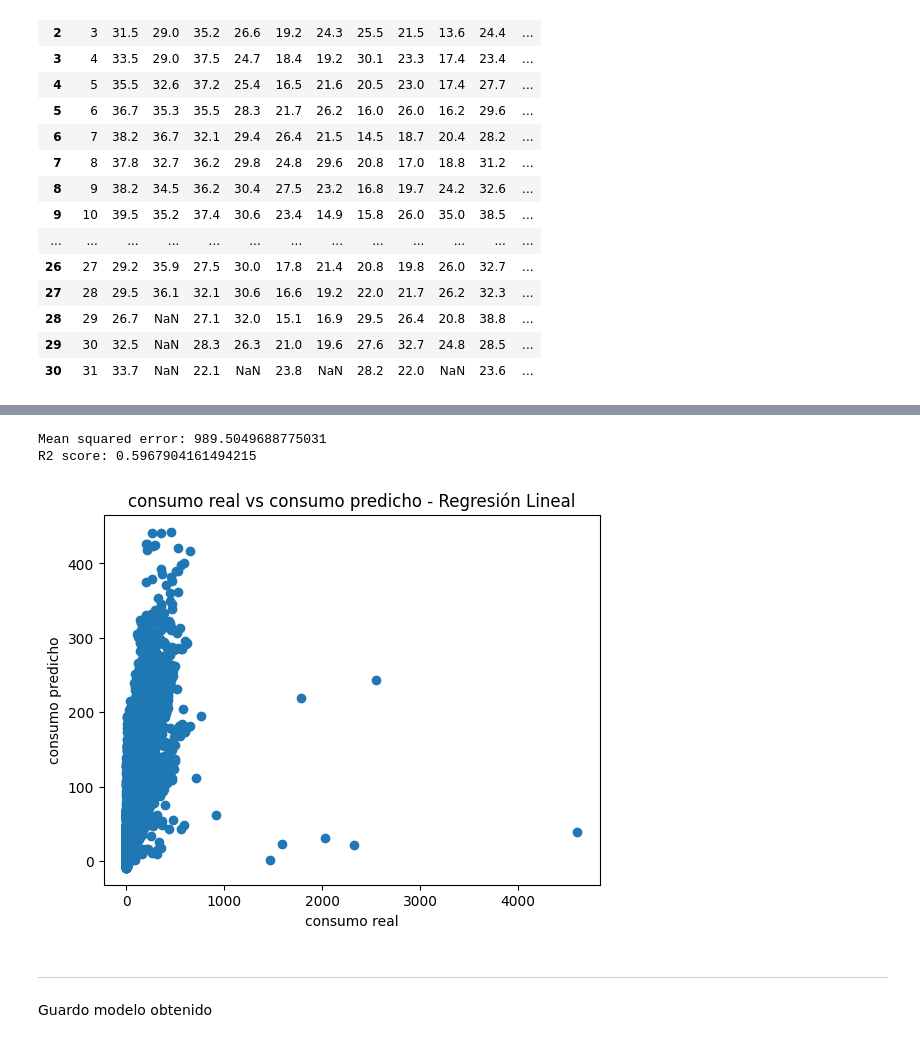
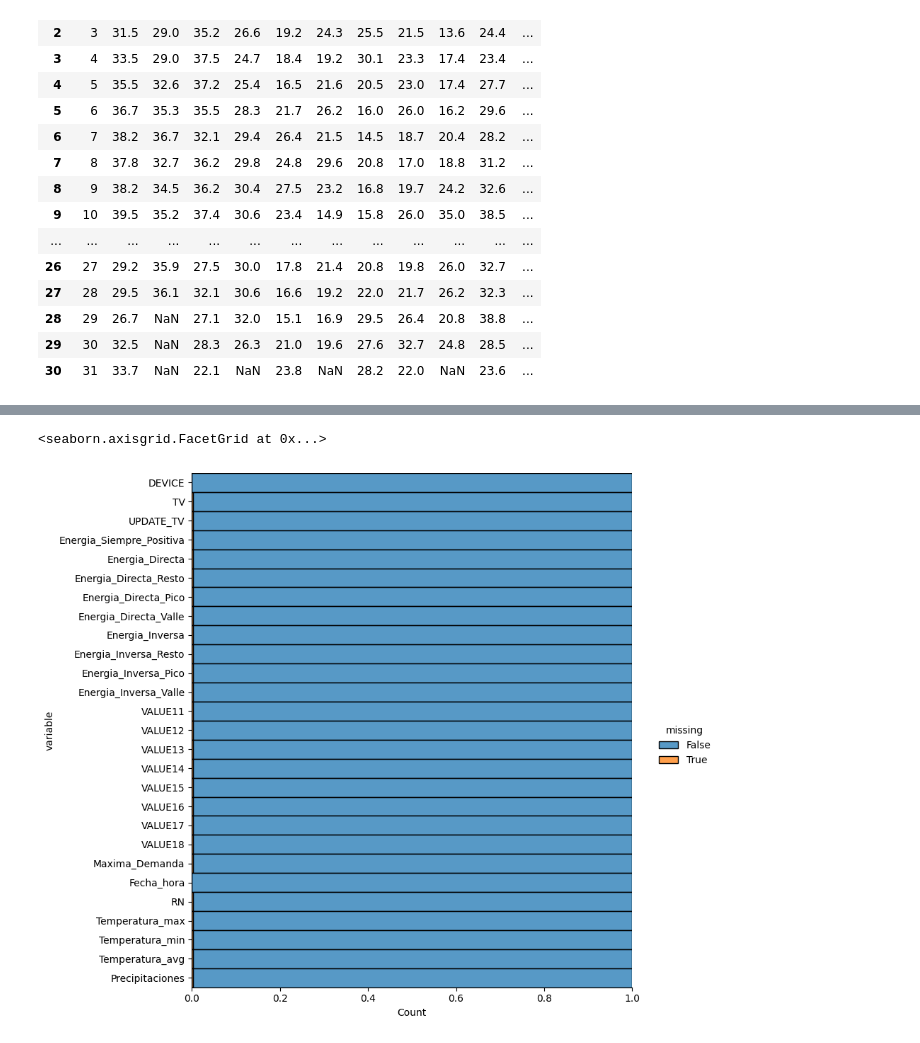
Before and after one commit to pasollipaula/DiplodatosMentoria, a Jupyter notebook: carga_datasets.ipynb, the cells around one changed output, grey strips where cells are left out. Drawn from its saved outputs; the diff is of its cells as text; code cells hidden in the pictures.

Commit message:
Missing data exploration: - Explored the structure and relations among missing data.

```diff
--- a/carga_datasets.ipynb
+++ b/carga_datasets.ipynb
@@ -724,26 +337,0 @@ std        68.899179
-# %%
-# Gráfico de distribución para cada variable
-fig, axes = plt.subplots(nrows=3, ncols=3, figsize=(12, 8))
-axes = axes.flat
-numeric_features = qgis.select_dtypes(include=['float64', 'int64']).columns.tolist()
-
-for i, colum in enumerate(numeric_features):
-    sns.histplot(
-        data    = qgis,
-        x       = colum,
-        stat    = "count",
-        kde     = True,
-        color   = (list(plt.rcParams['axes.prop_cycle'])*2)[i]["color"],
-        line_kws= {'linewidth': 2},
-        alpha   = 0.3,
-        ax      = axes[i]
-    )
-    axes[i].set_title(colum, fontsize = 7, fontweight = "bold")
-    axes[i].tick_params(labelsize = 6)
-    axes[i].set_xlabel("")
-    axes[i].set_ylabel("")
-
-
-fig.tight_layout()
-plt.subplots_adjust(top = 0.9)
-fig.suptitle('Distribución variables en QGIS', fontsize = 10, fontweight = "bold");
@@ -817,10 +337,0 @@ Agregando la variable 'consumo' para el consumo diario de cada medidor. Consumo
-# %%
-for medidor in consumos['DEVICE'].unique():
-    # Filtramos de 'consumos' para cada 'medidor' ordenando por fecha de consumo
-    filtered_consumos = consumos.loc[consumos['DEVICE'] == medidor].sort_values('TV')
-
-    # Actualizamos 'consumos[] agregando una columna 'consuno' (en este caso diario) con valores calculados
-    consumos.loc[consumos['DEVICE'] == medidor, 'consumo'] = filtered_consumos['Energia_Directa'].diff()
-    consumos.loc[consumos['DEVICE'] == medidor, 'consumo_pico'] = filtered_consumos['Energia_Directa_Pico'].diff()
-    consumos.loc[consumos['DEVICE'] == medidor, 'consumo_valle'] = filtered_consumos['Energia_Directa_Valle'].diff()
-    consumos.loc[consumos['DEVICE'] == medidor, 'consumo_resto'] = filtered_consumos['Energia_Directa_Resto'].diff()
@@ -1070,25 +337,0 @@ LinearRegression()
-# %%
-from sklearn.metrics import mean_squared_error,r2_score, accuracy_score, classification_report, confusion_matrix
-
-# Evaluación del modelo
-m2e = mean_squared_error(y_test, y_pred)
-r2 = r2_score(y_test, y_pred)
-
-print(f"Mean squared error: {m2e}")
-print(f"R2 score: {r2}")
-# %% [output]
-Mean squared error: 989.5049688775031
-R2 score: 0.5967904161494215
-# %%
-# Graficamos los resultados
-plt.scatter(y_test, y_pred)
-plt.xlabel(target+' real')
-plt.ylabel(target+' predicho')
-plt.title(target+' real vs '+target+' predicho - Regresión Lineal')
-plt.show()
-# %% [output]
-[figure, removed]
-# %% [markdown]
----
-
-Guardo modelo obtenido
@@ -1100,0 +340,12 @@ modelo.to_csv(csv_file, sep=';', index=False)
+# %%
+sns.displot(
+    data=consumos.isnull().melt(value_name='missing'),
+    y='variable',
+    hue='missing',
+    multiple='fill',
+    height=8,
+    aspect=1.1
+)
+# %% [output]
+<seaborn.axisgrid.FacetGrid at 0x...>
+[figure, added]
```
Also changed, not shown: parts of 159 cells of this notebook.
